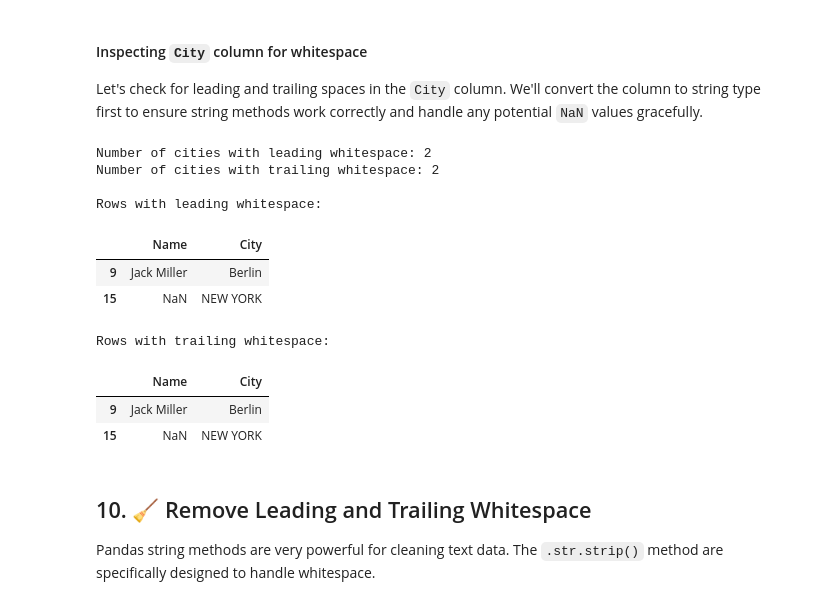
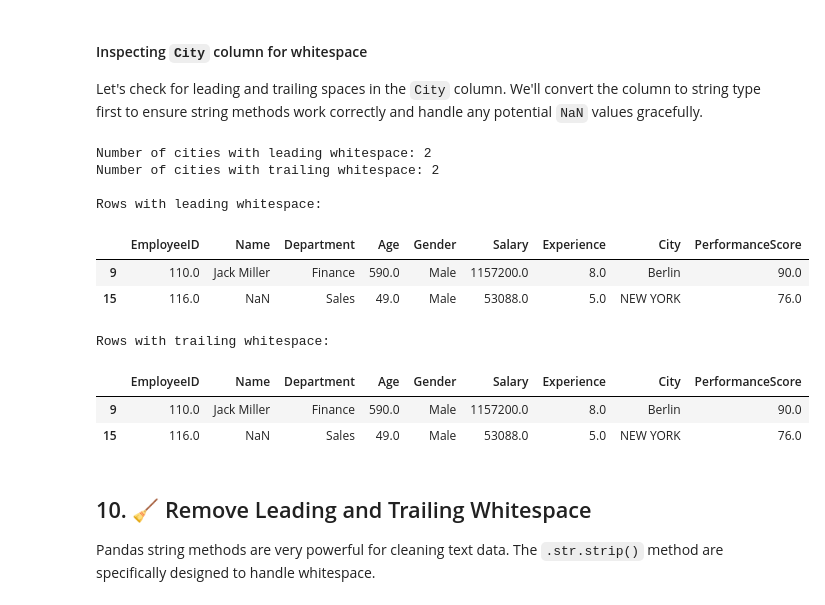
Before and after one commit to Mohamad-Selawy/Data-Analysis, a Jupyter notebook: Data Analysis/Level 1/4_Data_Quality_&_Cleaning.ipynb, the cells around one changed output. Drawn from its saved outputs; the diff is of its cells as text; code cells hidden in the pictures.

```diff
--- a/Data Analysis/Level 1/4_Data_Quality_&_Cleaning.ipynb
+++ b/Data Analysis/Level 1/4_Data_Quality_&_Cleaning.ipynb
@@ -768,34 +768,34 @@ Let's check for leading and trailing spaces in the `City` column. We'll convert
 # %%
 df_whitespace_check = df.copy()
 
-# Convert City column to string type, filling NaN with empty strings for detection purposes
+# Filling NaN with empty strings for detection purposes
 df_whitespace_check['City'] = df_whitespace_check['City'].fillna('')
 
 # Detect leading whitespace
 leading_ws = df_whitespace_check['City'].str.startswith(' ')
 print(f"Number of cities with leading whitespace: {leading_ws.sum()}")
 
 # Detect trailing whitespace
 trailing_ws = df_whitespace_check['City'].str.endswith(' ')
 print(f"Number of cities with trailing whitespace: {trailing_ws.sum()}")
 
 print("\nRows with leading whitespace:")
-display(df_whitespace_check[leading_ws][['Name', 'City']])
+display(df_whitespace_check[leading_ws])
 
 print("\nRows with trailing whitespace:")
-display(df_whitespace_check[trailing_ws][['Name', 'City']])
+display(df_whitespace_check[trailing_ws])
 # %% [output]
 Number of cities with leading whitespace: 2
 Number of cities with trailing whitespace: 2
 
 Rows with leading whitespace:
-|  | Name | City |
-| 9 | Jack Miller | Berlin |
-| 15 | NaN | NEW YORK |
+|  | EmployeeID | Name | Department | Age | Gender | Salary | Experience | City | PerformanceScore |
+| 9 | 110.0 | Jack Miller | Finance | 590.0 | Male | 1157200.0 | 8.0 | Berlin | 90.0 |
+| 15 | 116.0 | NaN | Sales | 49.0 | Male | 53088.0 | 5.0 | NEW YORK | 76.0 |
 Rows with trailing whitespace:
-|  | Name | City |
-| 9 | Jack Miller | Berlin |
-| 15 | NaN | NEW YORK |
+|  | EmployeeID | Name | Department | Age | Gender | Salary | Experience | City | PerformanceScore |
+| 9 | 110.0 | Jack Miller | Finance | 590.0 | Male | 1157200.0 | 8.0 | Berlin | 90.0 |
+| 15 | 116.0 | NaN | Sales | 49.0 | Male | 53088.0 | 5.0 | NEW YORK | 76.0 |
 # %% [markdown]
 ## 10. 🧹 Remove Leading and Trailing Whitespace
 
```
Also changed, not shown: parts of 21 cells of this notebook.
